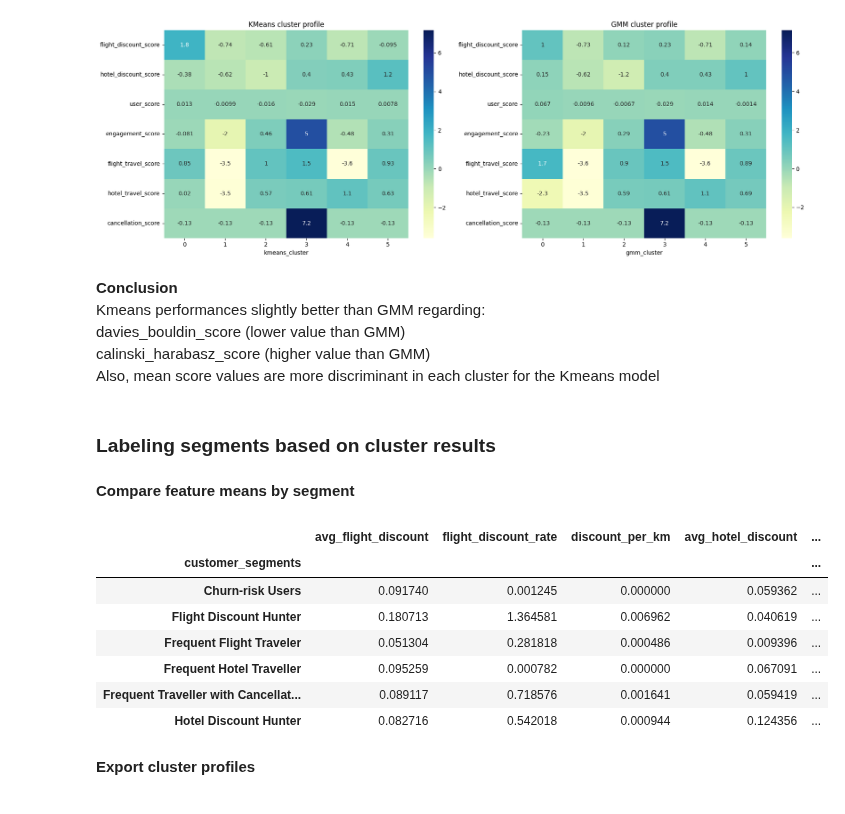
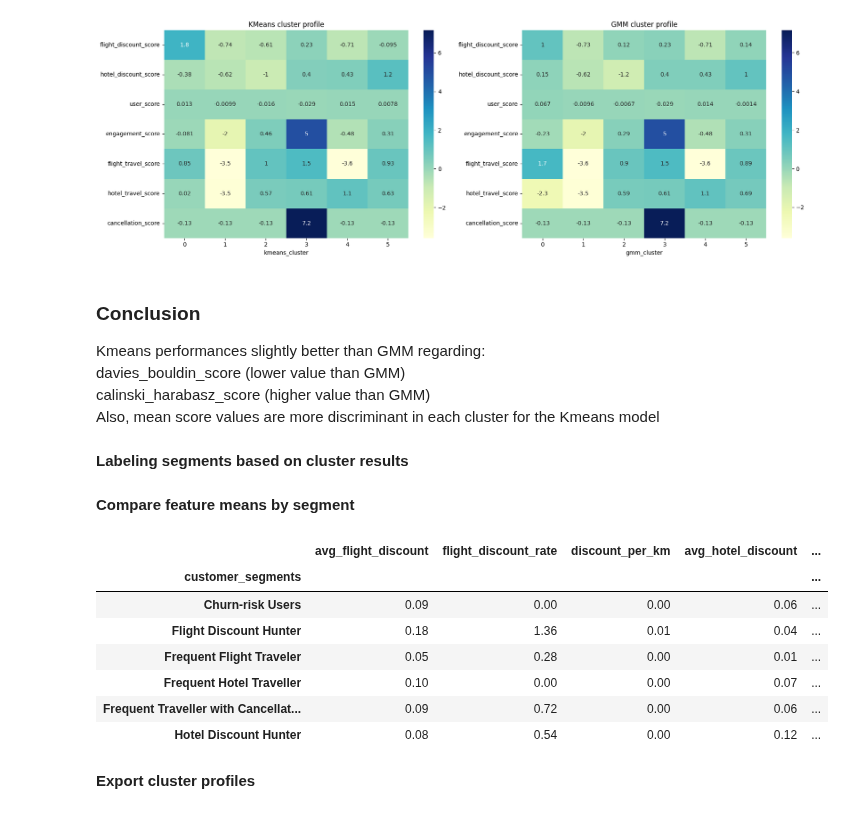
Before and after one commit to bfreiheit/customer_segmentation, a Jupyter notebook: notebooks/Segmentation.ipynb, the cells around one changed output. Cells and saved outputs as stored; diff of their text form; code cells hidden in the pictures.

Commit message:
improve segment model

```diff
--- a/notebooks/Segmentation.ipynb
+++ b/notebooks/Segmentation.ipynb
@@ -58,10 +56,8 @@ feature_groups = {
         "avg_hotel_discount",
         "hotel_discount_rate",
     ],
-
     # User demographics
     "user_score": ["age", "is_married", "has_children"],
-
     # Engagement
     "engagement_score": [
         "days_last_trip",
@@ -69,21 +65,21 @@ feature_groups = {
         "avg_session_duration_seconds",
         "page_click_per_session",
     ],
-
     # Travel features split
     "flight_travel_score": [
         "avg_flight_travel_days",
         "avg_seats",
         "avg_checked_bags",
         "avg_distance_km",
-        "flight_booked", "flight_booking_value"
+        "flight_booked",
+        "flight_booking_value",
     ],
     "hotel_travel_score": [
         "avg_rooms",
         "avg_hotel_nights",
-        "hotel_booked", "hotel_booking_value"
+        "hotel_booked",
+        "hotel_booking_value",
     ],
-
     # Cancellations
     "cancellation_score": ["cancellation_rate"],
 }
@@ -235,13 +249,13 @@ plt.show()
 # %% [output]
 [figure]
 # %% [markdown]
-**Conclusion**
+### **Conclusion**
 Kmeans performances slightly better than GMM regarding:
 davies_bouldin_score (lower value than GMM)
 calinski_harabasz_score (higher value than GMM)
 Also, mean score values are more discriminant in each cluster for the Kmeans model
 # %% [markdown]
-### **Labeling segments based on cluster results**
+**Labeling segments based on cluster results**
 # %%
 cluster_labels = {
     0: "Flight Discount Hunter",
@@ -249,29 +263,31 @@ cluster_labels = {
     2: "Frequent Flight Traveler",
     3: "Frequent Traveller with Cancellations",
     4: "Frequent Hotel Traveller",
-    5: "Hotel Discount Hunter"
+    5: "Hotel Discount Hunter",
 }
 cohort["customer_segments"] = cohort["kmeans_cluster"].map(cluster_labels)
 # %% [markdown]
 **Compare feature means by segment**
 # %%
-metrics = [m for k, metric in feature_groups.items() for m in metric if k != "user_score"]
+metrics = [
+    m for k, metric in feature_groups.items() for m in metric if k != "user_score"
+]
 metrics.insert(0, "customer_segments")
 
 cohort_sub = cohort[metrics]
 
-cohort_grouped = cohort_sub.groupby("customer_segments").mean()
+cohort_grouped = cohort_sub.groupby("customer_segments").mean().round(2)
 
-cohort_grouped.style.background_gradient(cmap="YlGnBu")
+cohort_grouped.style.format("{:.2f}").background_gradient(cmap="YlGnBu")
 # %% [output]
 |  | avg_flight_discount | flight_discount_rate | discount_per_km | avg_hotel_discount | ... |
 | customer_segments |  |  |  |  | ... |
-| Churn-risk Users | 0.091740 | 0.001245 | 0.000000 | 0.059362 | ... |
-| Flight Discount Hunter | 0.180713 | 1.364581 | 0.006962 | 0.040619 | ... |
-| Frequent Flight Traveler | 0.051304 | 0.281818 | 0.000486 | 0.009396 | ... |
-| Frequent Hotel Traveller | 0.095259 | 0.000782 | 0.000000 | 0.067091 | ... |
-| Frequent Traveller with Cancellat... | 0.089117 | 0.718576 | 0.001641 | 0.059419 | ... |
-| Hotel Discount Hunter | 0.082716 | 0.542018 | 0.000944 | 0.124356 | ... |
+| Churn-risk Users | 0.09 | 0.00 | 0.00 | 0.06 | ... |
+| Flight Discount Hunter | 0.18 | 1.36 | 0.01 | 0.04 | ... |
+| Frequent Flight Traveler | 0.05 | 0.28 | 0.00 | 0.01 | ... |
+| Frequent Hotel Traveller | 0.10 | 0.00 | 0.00 | 0.07 | ... |
+| Frequent Traveller with Cancellat... | 0.09 | 0.72 | 0.00 | 0.06 | ... |
+| Hotel Discount Hunter | 0.08 | 0.54 | 0.00 | 0.12 | ... |
 # %% [markdown]
 **Export cluster profiles**
 # %%
```
Also changed, not shown: parts of 5 cells of this notebook, 3 other files.
